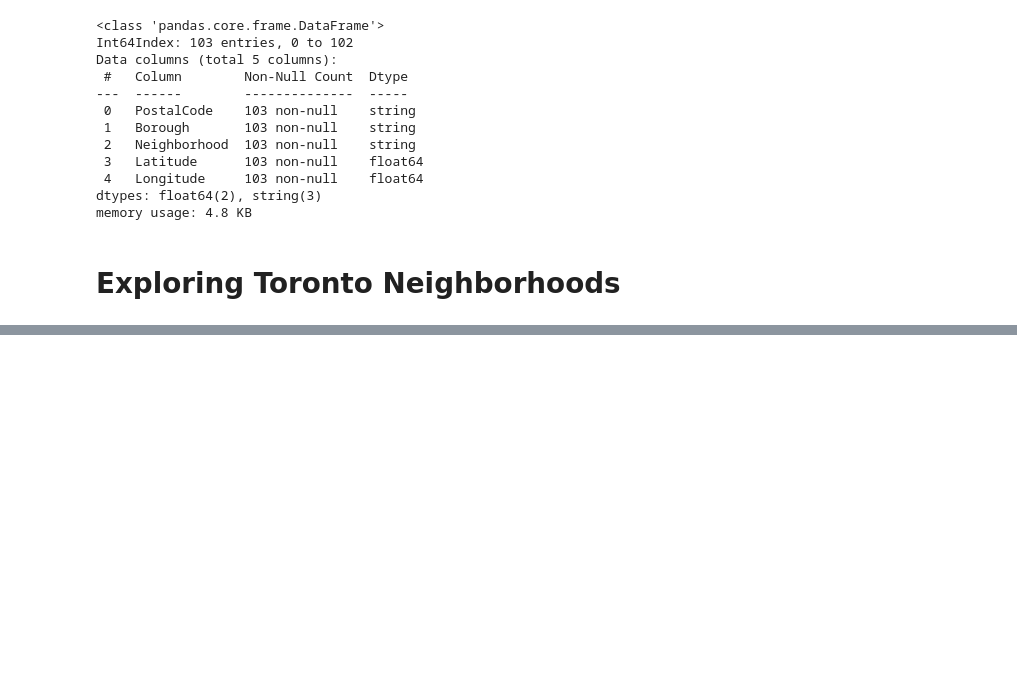
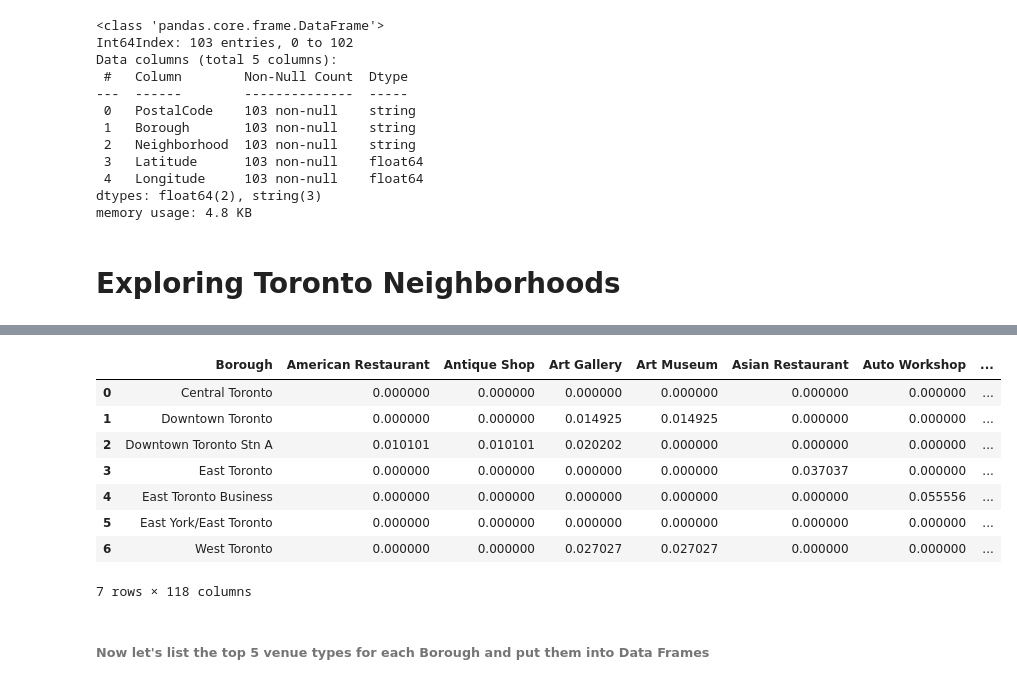
Before and after one commit to klfontus/Two_Capital_Cities, a Jupyter notebook: Week_3_Assignment.ipynb, the cells around one changed output, grey strips where cells are left out. Drawn from its saved outputs; the diff is of its cells as text; code cells hidden in the pictures; blank space fills up the shorter version.

```diff
--- a/Week_3_Assignment.ipynb
+++ b/Week_3_Assignment.ipynb
@@ -185,0 +432,2 @@ map_toronto
+# %%
+toronto_venues = getNearbyVenues(tor_bor_geo["Borough"], tor_bor_geo["Latitude"], tor_bor_geo["Longitude"])
@@ -185,0 +462,12 @@ map_toronto
+# %%
+# one hot encoding
+toronto_onehot = pd.get_dummies(toronto_venues[['Venue Category']], prefix="", prefix_sep="")
+
+# add neighborhood column back to dataframe
+toronto_onehot['Borough'] = toronto_venues['Borough']
+
+# move neighborhood column to the first column
+fixed_columns = [toronto_onehot.columns[-1]] + list(toronto_onehot.columns[:-1])
+toronto_onehot = toronto_onehot[fixed_columns]
+
+toronto_onehot.head()
@@ -185,0 +482,15 @@ map_toronto
+# %%
+toronto_grouped = toronto_onehot.groupby('Borough').mean().reset_index()
+toronto_grouped
+# %% [output]
+|  | Borough | American Restaurant | Antique Shop | Art Gallery | Art Museum | Asian Restaurant | Auto Workshop | ... |
+| 0 | Central Toronto | 0.000000 | 0.000000 | 0.000000 | 0.000000 | 0.000000 | 0.000000 | ... |
+| 1 | Downtown Toronto | 0.000000 | 0.000000 | 0.014925 | 0.014925 | 0.000000 | 0.000000 | ... |
+| 2 | Downtown Toronto Stn A | 0.010101 | 0.010101 | 0.020202 | 0.000000 | 0.000000 | 0.000000 | ... |
+| 3 | East Toronto | 0.000000 | 0.000000 | 0.000000 | 0.000000 | 0.037037 | 0.000000 | ... |
+| 4 | East Toronto Business | 0.000000 | 0.000000 | 0.000000 | 0.000000 | 0.000000 | 0.055556 | ... |
+| 5 | East York/East Toronto | 0.000000 | 0.000000 | 0.000000 | 0.000000 | 0.000000 | 0.000000 | ... |
+| 6 | West Toronto | 0.000000 | 0.000000 | 0.027027 | 0.027027 | 0.000000 | 0.000000 | ... |
+7 rows × 118 columns
+# %% [markdown]
+###### Now let's list the top 5 venue types for each Borough and put them into Data Frames
```
Also changed, not shown: parts of 52 cells of this notebook.
